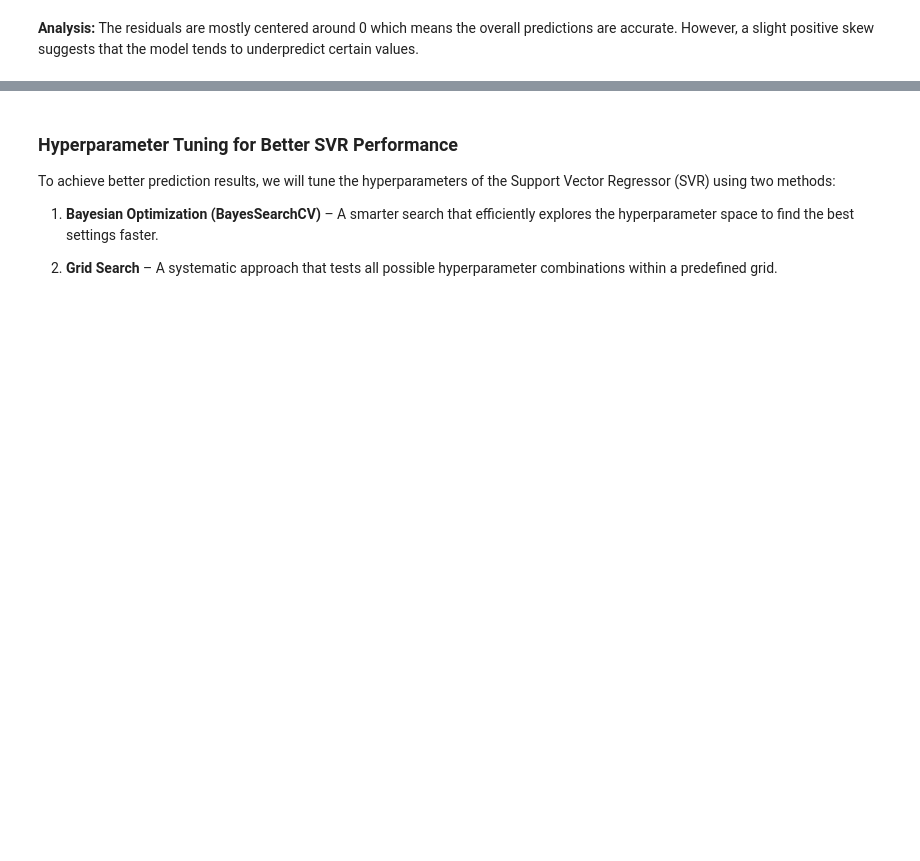
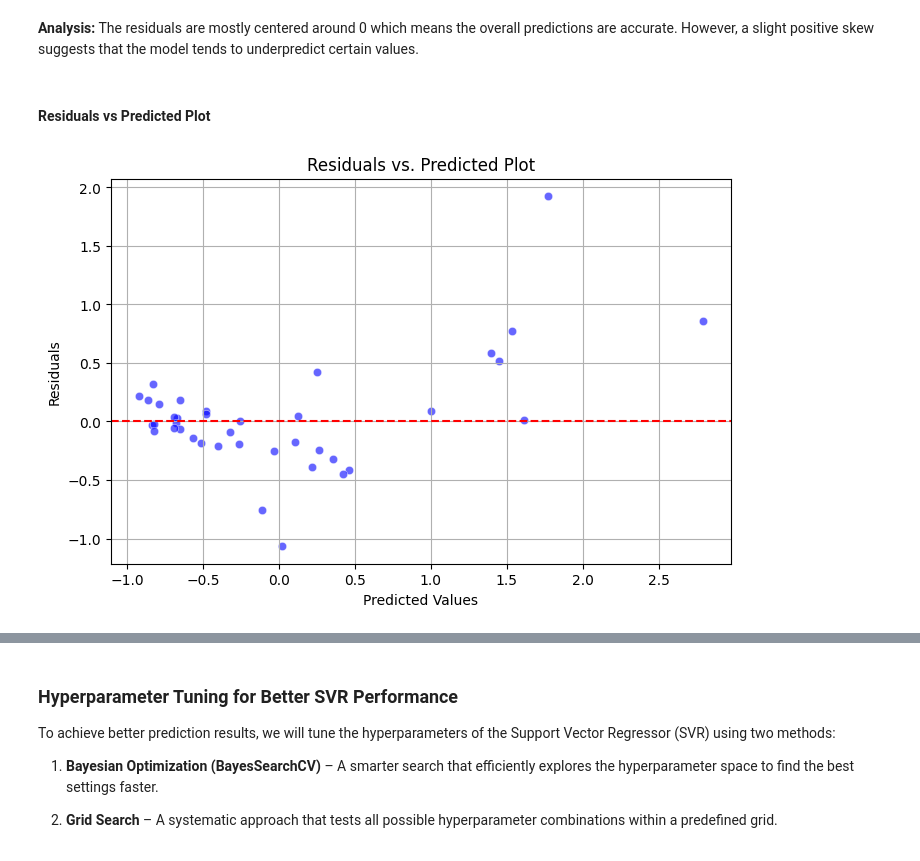
Before and after one commit to abid-sara/Automobile, a Jupyter notebook: notebooks/svm.ipynb, the cells around one changed output, grey strips where cells are left out. Saved outputs shown, nothing was run; the diff lists cells and outputs as text; code cells hidden in the pictures; blank space fills up the shorter version.

Commit message:
added additional plots and analysis

```diff
--- a/notebooks/svm.ipynb
+++ b/notebooks/svm.ipynb
@@ -84,3 +85,15 @@ def histogram_residuals(true, predicted):
     plt.title("Histogram of Residuals")
     plt.grid(True)
     plt.show()
+# %%
+def plot_residuals_vs_predicted(y_true, y_pred):
+    residuals = y_true - y_pred
+
+    plt.figure(figsize=(8, 5))
+    sns.scatterplot(x=y_pred, y=residuals, color='blue', alpha=0.6)
+    plt.axhline(y=0, color='red', linestyle='--')  # Horizontal line at 0
+    plt.xlabel("Predicted Values")
+    plt.ylabel("Residuals")
+    plt.title("Residuals vs. Predicted Plot")
+    plt.grid(True)
+    plt.show()
@@ -107,3 +133,9 @@ histogram_residuals(y_test.iloc[:, 0].values, y_svm_pred)
 [figure]
 # %% [markdown]
 **Analysis:** The residuals are mostly centered around 0 which means the overall predictions are accurate. However, a slight positive skew suggests that the model tends to underpredict certain values.
+# %% [markdown]
+#### Residuals vs Predicted Plot
+# %%
+plot_residuals_vs_predicted(y_test.iloc[:,0], y_svm_pred)
+# %% [output]
+[figure, added]
```
Also changed, not shown: parts of 17 cells of this notebook.
